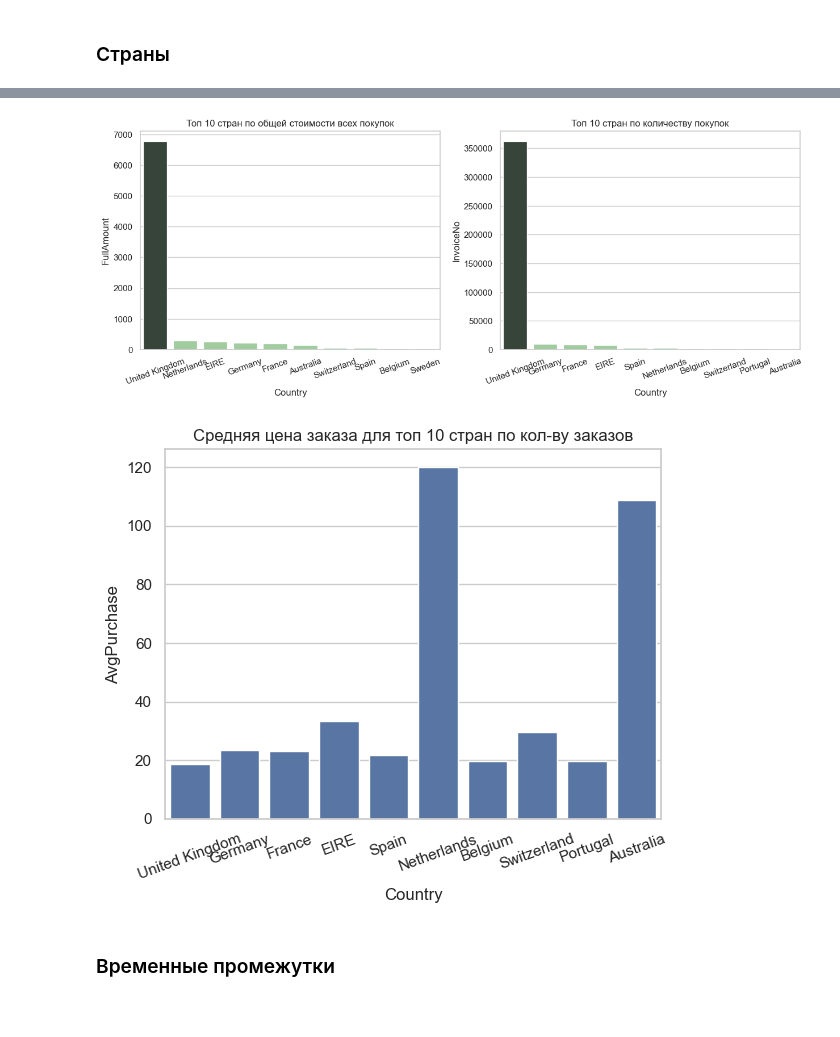
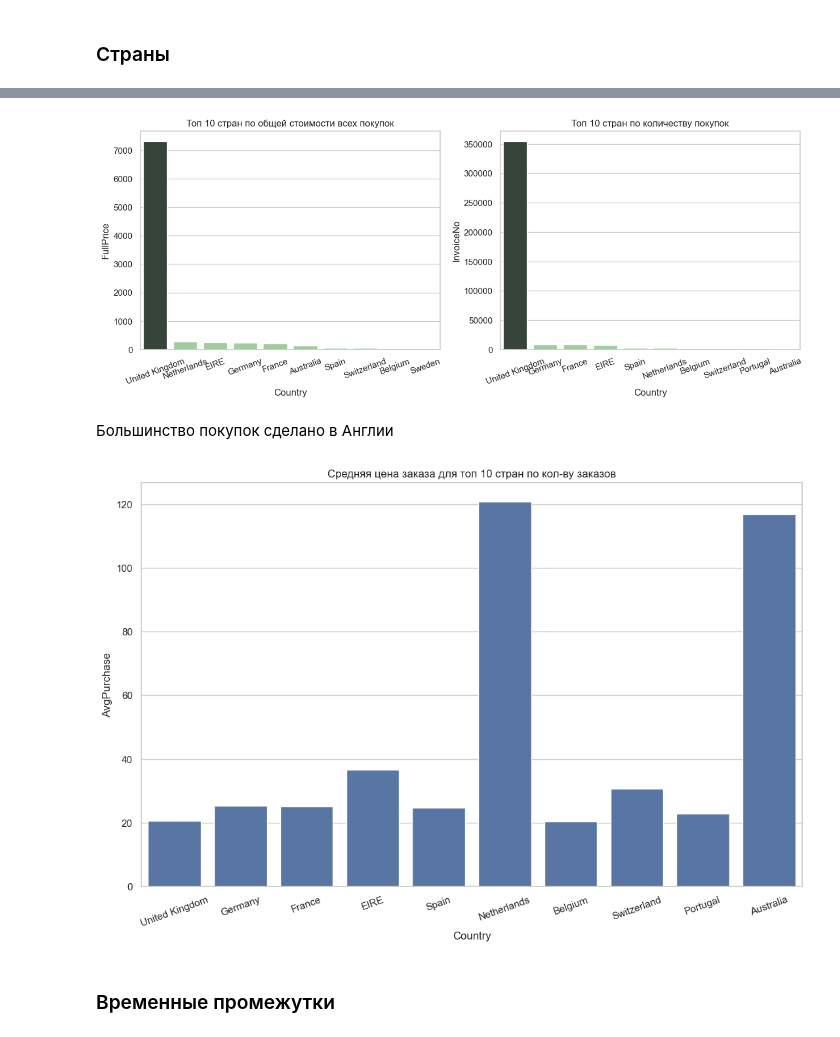
Before and after one commit to Mindalmilk/pet-projects, a Jupyter notebook: online-retail/online_retail.ipynb, the cells around one changed output, grey strips where cells are left out. Cells and saved outputs as stored; diff of their text form; code cells hidden in the pictures.

```diff
--- a/online-retail/online_retail.ipynb
+++ b/online-retail/online_retail.ipynb
@@ -239,9 +283,12 @@ def colors_from_values(values, palette_name):
     palette = sns.color_palette(palette_name, len(values))
     return np.array(palette).take(indices, axis=0)
 # %%
-top = transactions.tail(10)
+plt.rcParams['figure.figsize'] = (12, 7)
+plt.rcParams['font.size'] = 12
+
+top = purchases.tail(10)
 top['InvoiceNo'] = top['InvoiceNo'].astype(str)
-sns.barplot(y=top['FullAmount'],x=top['InvoiceNo'], palette=colors_from_values(top['FullAmount'], "Greens_d"))
+sns.barplot(y=top['FullPrice'],x=top['InvoiceNo'], palette=colors_from_values(top['FullPrice'], "Greens_d"))
 plt.xticks(rotation=40)
 plt.title('Самые большие заказы')
 plt.show()
@@ -258,0 +306,12 @@ plt.show()
+# %%
+plt.rcParams['figure.figsize'] = (25, 15)
+plt.rcParams['font.size'] = 12
+
+plt.subplot(2, 2, 1)
+sns.distplot(purchase_non_zero['Quantity'],  color = 'orange')
+plt.title('Количество товаров в заказе')
+
+plt.subplot(2, 2, 2)
+sns.distplot(purchase_non_zero['FullPrice'],  color = 'green')
+plt.title('Цена всего заказа')
+plt.show()
@@ -258,0 +332,12 @@ plt.show()
+# %%
+plt.rcParams['figure.figsize'] = (25, 15)
+plt.rcParams['font.size'] = 12
+
+plt.subplot(2, 2, 1)
+sns.distplot(purchase_non_zero['Quantity'],  color = 'orange')
+plt.title('Количество товаров в заказе')
+
+plt.subplot(2, 2, 2)
+sns.distplot(purchase_non_zero['FullPrice'],  color = 'green')
+plt.title('Цена всего заказа')
+plt.show()
@@ -319,6 +408,6 @@ plt.show()
 # %% [markdown]
 ### Страны
 # %%
-countries = data.groupby('Country').agg({'InvoiceNo':'count','FullAmount':'sum'}).sort_values(by='FullAmount',ascending=False)
+countries = data_without_cancels.groupby('Country').agg({'InvoiceNo':'count','FullPrice':'sum'}).sort_values(by='FullPrice',ascending=False)
 countries.head(10)
 # %% [output]
@@ -349,6 +438,6 @@ countries.describe()
 # %%
 fig, ax = plt.subplots(1,2, figsize=(15, 5) )
-sns.barplot(y=countries['FullAmount'][:10] / 1000,x=countries.index[:10], palette=colors_from_values(countries['FullAmount'][:10], "Greens_d"),ax=ax[0])
+sns.barplot(y=countries['FullPrice'][:10] / 1000,x=countries.index[:10], palette=colors_from_values(countries['FullPrice'][:10], "Greens_d"),ax=ax[0])
 ax[0].set_title('Топ 10 стран по общей стоимости всех покупок')
 ax[0].tick_params(axis='x', labelrotation=20)
 
@@ -359,14 +448,17 @@ ax[1].tick_params(axis='x', labelrotation=20)
 
 plt.show()
 # %% [output]
-[figure, old version]
+[figure, new version]
+# %% [markdown]
+Большинство покупок сделано в Англии
 # %%
-countries_count['AvgPurchase'] = countries_count['FullAmount'] / countries_count['InvoiceNo']
+plt.rcParams['figure.figsize'] = (13, 8)
+countries_count['AvgPurchase'] = countries_count['FullPrice'] / countries_count['InvoiceNo']
 sns.barplot(y=countries_count['AvgPurchase'][:10],x=countries_count.index[:10])
 plt.title('Средняя цена заказа для топ 10 стран по кол-ву заказов')
 plt.xticks(rotation=20)
 plt.show()
 # %% [output]
-[figure, old version]
+[figure, new version]
 # %% [markdown]
 ### Временные промежутки
```
Also changed, not shown: parts of 57 cells of this notebook.
